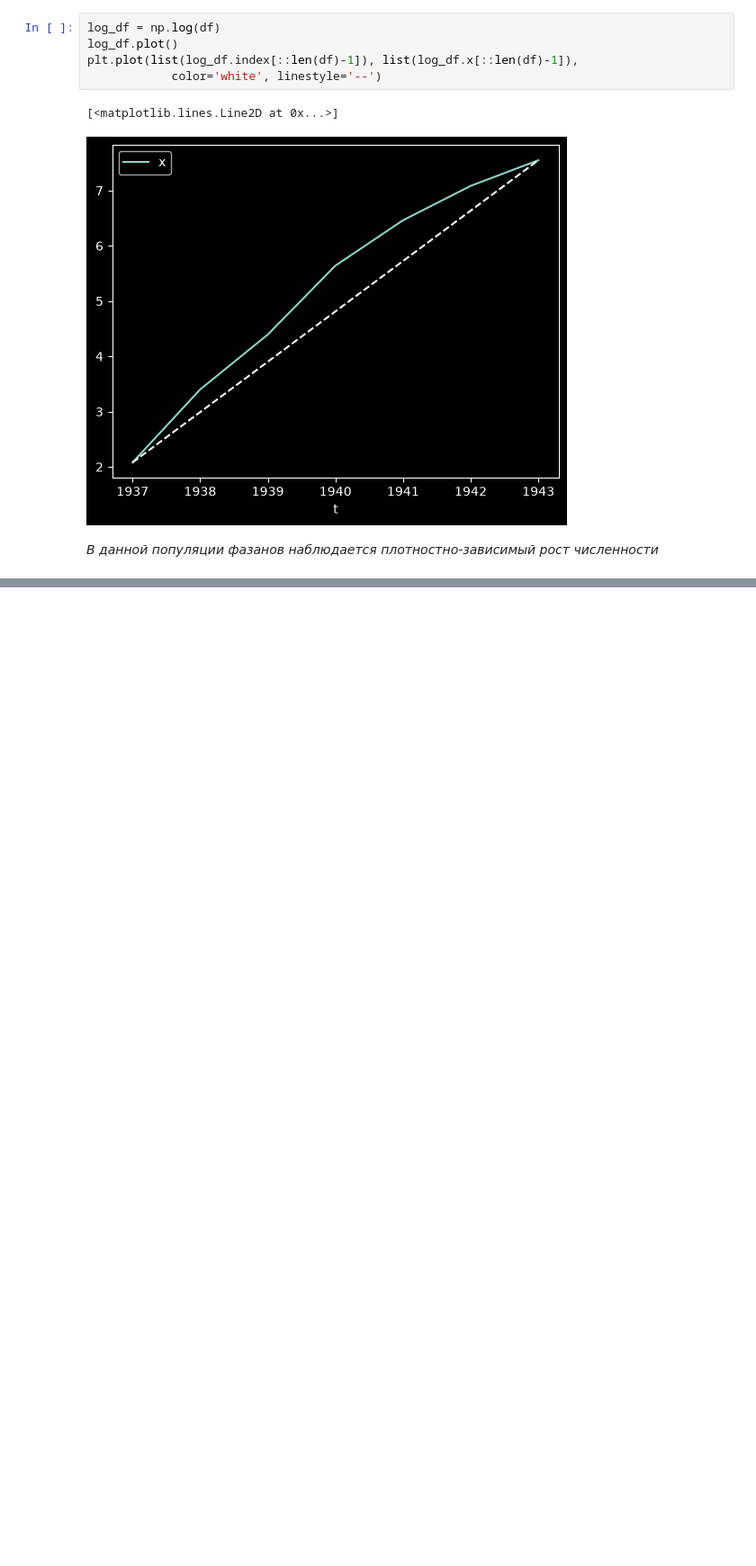
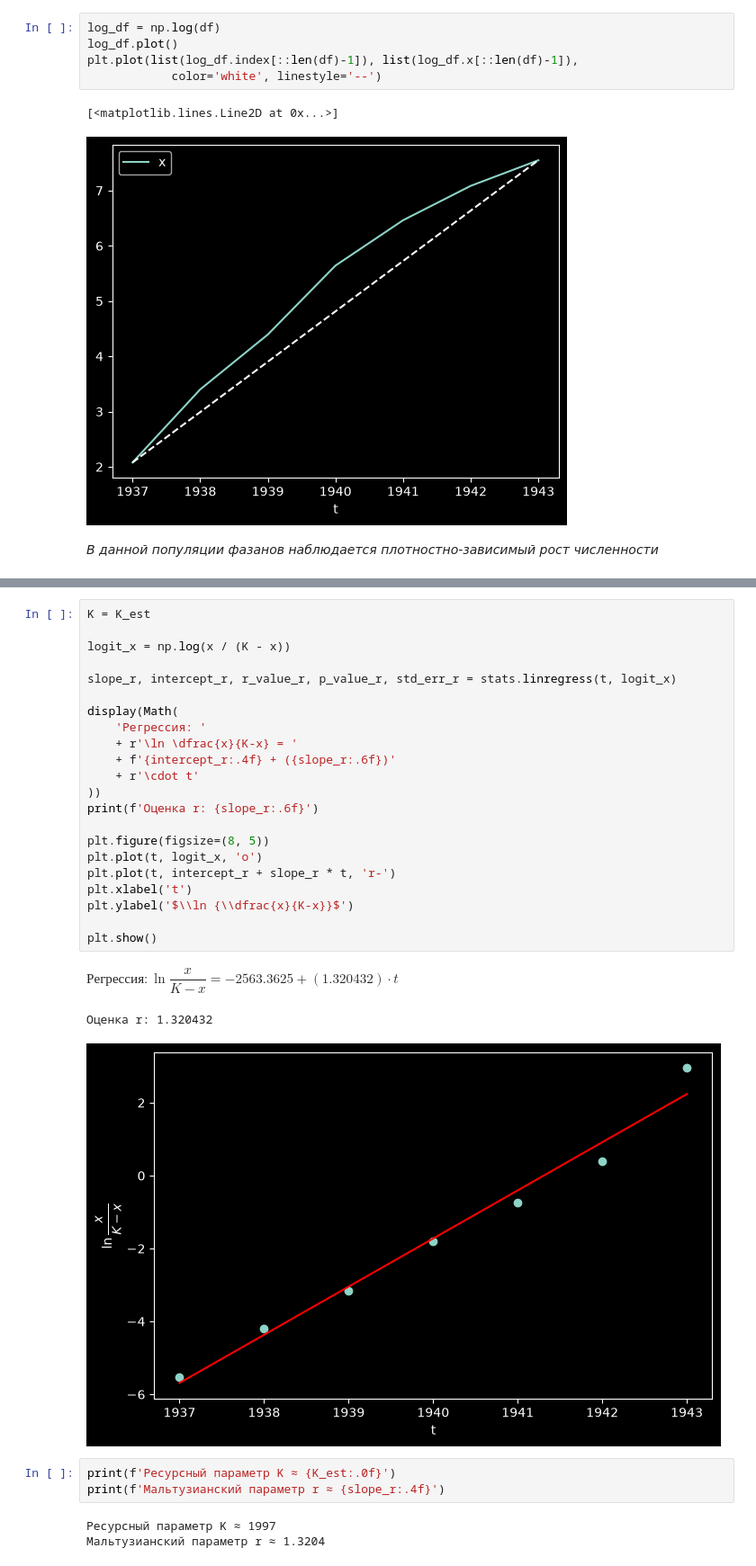
Before and after one commit to IAmSerepok/StudyProjects, a Jupyter notebook: Master/Course 1/Модели природных и технических процессов/lab2/main.ipynb, the cells around one changed output, grey strips where cells are left out. Shown at 90% size. Saved outputs shown, nothing was run; the diff lists cells and outputs as text; blank space fills up the shorter version.

```diff
--- a/Master/Course 1/Модели природных и технических процессов/lab2/main.ipynb
+++ b/Master/Course 1/Модели природных и технических процессов/lab2/main.ipynb
@@ -28,0 +67,32 @@ plt.plot(list(log_df.index[::len(df)-1]), list(log_df.x[::len(df)-1]),
+# %%
+K = K_est
+
+logit_x = np.log(x / (K - x))
+
+slope_r, intercept_r, r_value_r, p_value_r, std_err_r = stats.linregress(t, logit_x)
+
+display(Math(
+    'Регрессия: '
+    + r'\ln \dfrac{x}{K-x} = '
+    + f'{intercept_r:.4f} + ({slope_r:.6f})'
+    + r'\cdot t'
+))
+print(f'Оценка r: {slope_r:.6f}')
+
+plt.figure(figsize=(8, 5))
+plt.plot(t, logit_x, 'o')
+plt.plot(t, intercept_r + slope_r * t, 'r-')
+plt.xlabel('t')
+plt.ylabel('$\\ln {\\dfrac{x}{K-x}}$')
+
+plt.show()
+# %% [output]
+$\displaystyle Регрессия: \ln \dfrac{x}{K-x} = -2563.3625 + (1.320432)\cdot t$
+Оценка r: 1.320432
+[figure, added]
+# %%
+print(f'Ресурсный параметр K ≈ {K_est:.0f}')
+print(f'Мальтузианский параметр r ≈ {slope_r:.4f}')
+# %% [output]
+Ресурсный параметр K ≈ 1997
+Мальтузианский параметр r ≈ 1.3204
```
Also changed, not shown: parts of 3 cells of this notebook.
